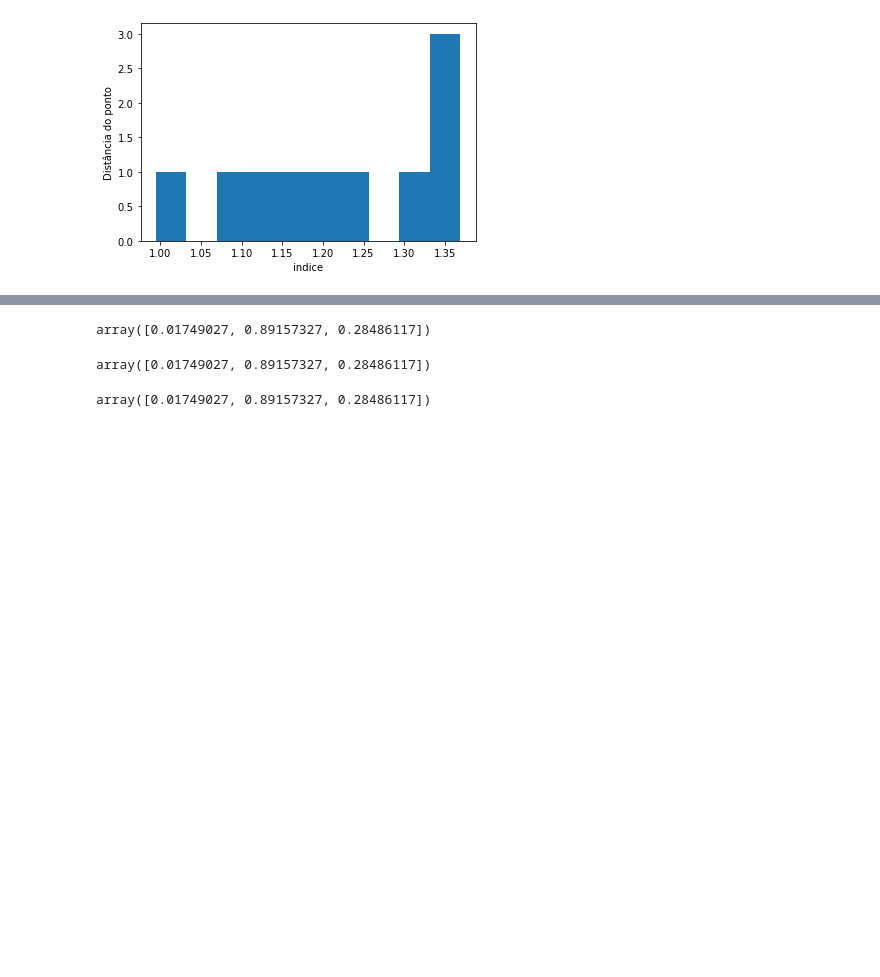
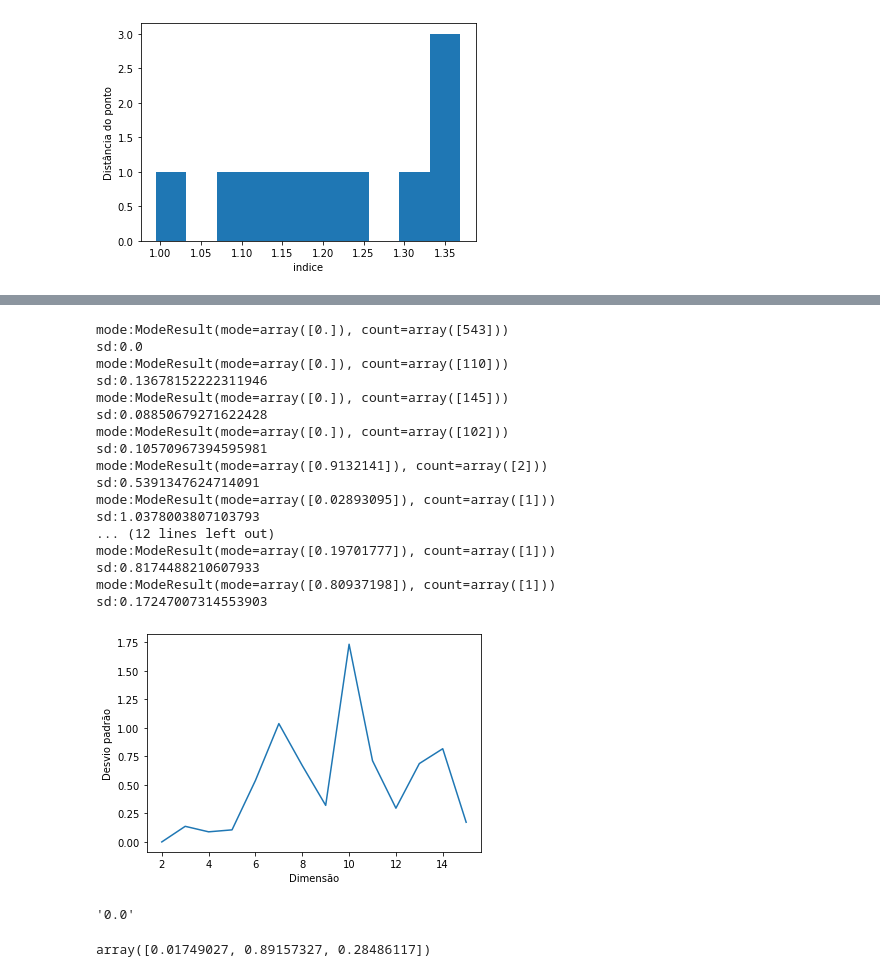
Before and after one commit to augusnunes/optimized-calibration, a Jupyter notebook: src_py/gradient/c-town_15dim.ipynb, the cells around one changed output, grey strips where cells are left out. Drawn from its saved outputs; the diff is of its cells as text; code cells hidden in the pictures; blank space fills up the shorter version.

```diff
--- a/src_py/gradient/c-town_15dim.ipynb
+++ b/src_py/gradient/c-town_15dim.ipynb
@@ -312,28 +313,28 @@ Houve um erro
 [figure]
 [figure]
 # %%
-
 t = np.array([0.075, 0.812, 0.317, 0.581, 0.752, 0.994, 0.967, 0.511, 0.851,
               0.925, 0.842, 0.295, 0.633, 0.522, 0.306])
 bot = CjsBot()
-for i in range(5,16):
+for i in range(1,5):
     links = ["../../networks/c-town/nodes",
          "../../networks/c-town/links",
          "../../networks/c-town/rede.inp",
          f"../../networks/c-town/{i}dim.csv"]
-    #os.mkdir(f'./teste_nn/{i}')
+    if not os.path.isdir(f'./teste_nn/{i}'):
+        os.mkdir(f'./teste_nn/{i}')
     tt = t[:i]
     rv = epa.RealValues(links, tt)
     rv.getRealValue()
     net = epa.Rede(links, rv.groups, tt, [0.001,1])
-    arq = open(f'./teste_nn/{i}/x.txt')
-    x = np.loadtxt(arq)
+    #arq = open(f'./teste_nn/{i}/x.txt')
+    x = []
     y = []
-    #pontos = np.random.random((500,i))*1 +0.01
-    for j in range(x.shape[0]):
+    pontos = np.random.random((500,i))*1 +0.001
+    for j in range(pontos.shape[0]):
         try:
-            o = optimize.minimize(net.objetivo, x[j,:], method='Nelder-Mead')
-            #x.append(x[j,:])
+            o = optimize.minimize(net.objetivo, pontos[j,:], method='Nelder-Mead')
+            x.append(pontos[j,:])
             y.append(np.round(o.x, decimals=3))
             print(y[-1])
         except:
@@ -342,7 +343,10 @@ for i in range(5,16):
     arq = open(f'./teste_nn/{i}/y.txt','a')
     np.savetxt(arq, y)
     arq.close()
-    bot.send_message(f"{15-i}")
+    arq = open(f'./teste_nn/{i}/x.txt','a')
+    np.savetxt(arq, x)
+    arq.close()
+    bot.send_message(f"Estou na dimensão {i}")
 
 bot.send_message("Acabou")
 # %% [output]
@@ -360,7 +441,34 @@ Começando simulação
 # %%
 t = np.array([0.075, 0.812, 0.317, 0.581, 0.752, 0.994, 0.967, 0.511, 0.851,
               0.925, 0.842, 0.295, 0.633, 0.522, 0.306])
-for i in range(5,16):
-    arq = open(f'./teste_nn/{i}/y.txt')
-    y = np.loadtxt(arq)
-    y = np.round(y, decimals=3)
+sd = []
+for i in range(2,16):
+    arq = open(f'./teste_nn/{i}/stats.txt').read()
+    s = [e for e in arq.split('\n')]
+    sd.append(float(s[1].split(':')[1]))
+
+
+fig, ax = plt.subplots()
+ax.plot(np.linspace(2,15,14), sd)
+plt.xlabel('Dimensão')
+plt.ylabel("Desvio padrão")
+fig.savefig(f'./teste_nn/dim_sd.png', format='png')
+# %% [output]
+mode:ModeResult(mode=array([0.]), count=array([543]))
+sd:0.0
+mode:ModeResult(mode=array([0.]), count=array([110]))
+sd:0.13678152222311946
+mode:ModeResult(mode=array([0.]), count=array([145]))
+sd:0.08850679271622428
+mode:ModeResult(mode=array([0.]), count=array([102]))
+sd:0.10570967394595981
+mode:ModeResult(mode=array([0.9132141]), count=array([2]))
+sd:0.5391347624714091
+mode:ModeResult(mode=array([0.02893095]), count=array([1]))
+sd:1.0378003807103793
+... (12 lines left out)
+mode:ModeResult(mode=array([0.19701777]), count=array([1]))
+sd:0.8174488210607933
+mode:ModeResult(mode=array([0.80937198]), count=array([1]))
+sd:0.17247007314553903
+[figure, added]
@@ -381,15 +475,9 @@ for i in range(5,16):
+# %%
+s[1].split(':')[1]
+# %% [output]
+'0.0'
 # %%
 np.random.seed(48)
 np.random.random(3)
 # %% [output]
 array([0.01749027, 0.89157327, 0.28486117])
-# %%
-np.random.seed(48)
-np.random.random(3)
-# %% [output]
-array([0.01749027, 0.89157327, 0.28486117])
-# %%
-np.random.seed(48)
-np.random.random(3)
-# %% [output]
-array([0.01749027, 0.89157327, 0.28486117])
```
Also changed, not shown: parts of 5 cells of this notebook, 50 other files.
